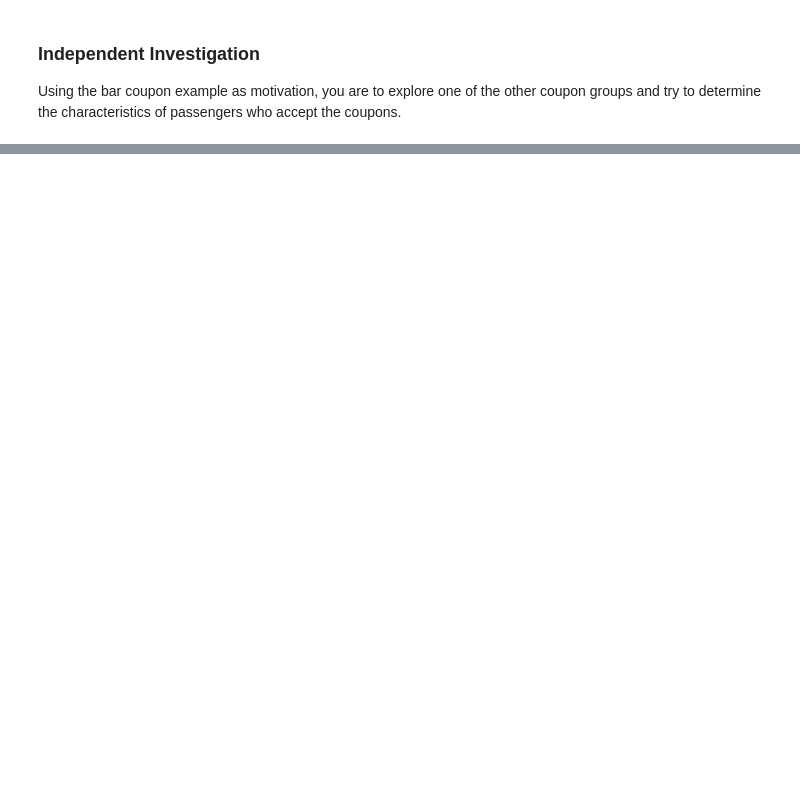
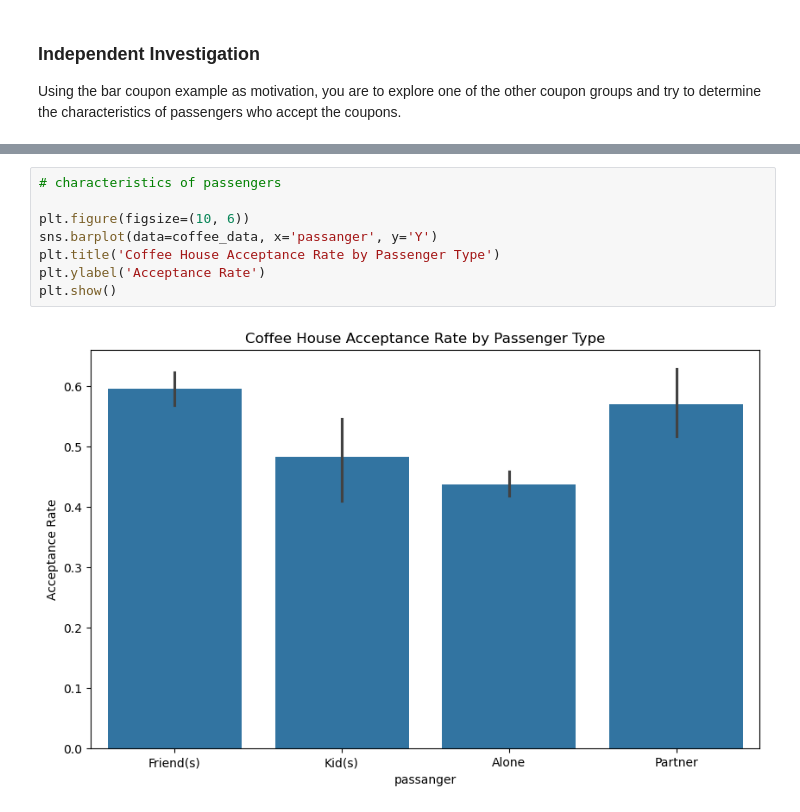
Before and after one commit to shefalitiwari2477/Coupon-Project, a Jupyter notebook: kraftwerk/coupon_assignment/assignment5_1_starter/prompt.ipynb, the cells around one changed output, grey strips where cells are left out. Drawn from its saved outputs; the diff is of its cells as text; blank space fills up the shorter version.

```diff
--- a/kraftwerk/coupon_assignment/assignment5_1_starter/prompt.ipynb
+++ b/kraftwerk/coupon_assignment/assignment5_1_starter/prompt.ipynb
@@ -116,0 +341,10 @@ Using the bar coupon example as motivation, you are to explore one of the other
+# %%
+# characteristics of passengers
+
+plt.figure(figsize=(10, 6))
+sns.barplot(data=coffee_data, x='passanger', y='Y')
+plt.title('Coffee House Acceptance Rate by Passenger Type')
+plt.ylabel('Acceptance Rate')
+plt.show()
+# %% [output]
+[figure, added]
```
Also changed, not shown: parts of 16 cells of this notebook.
